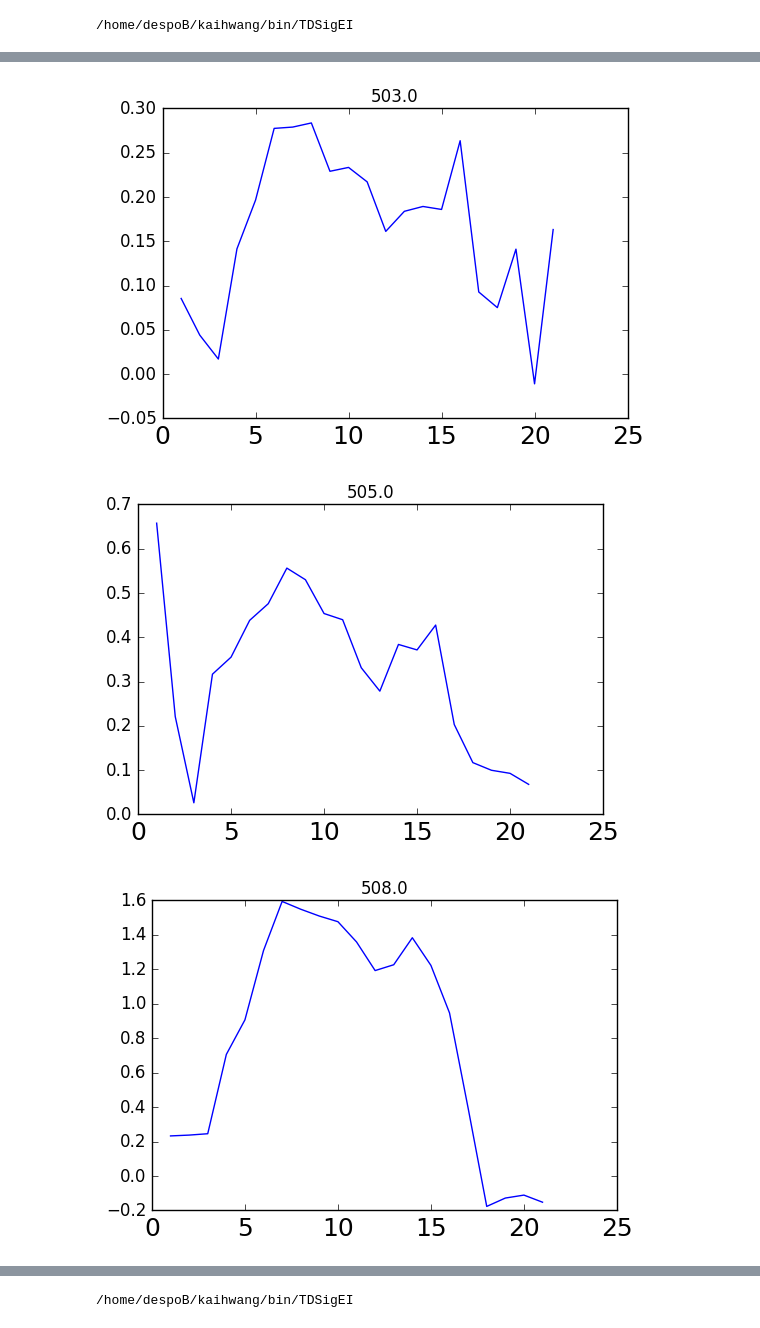
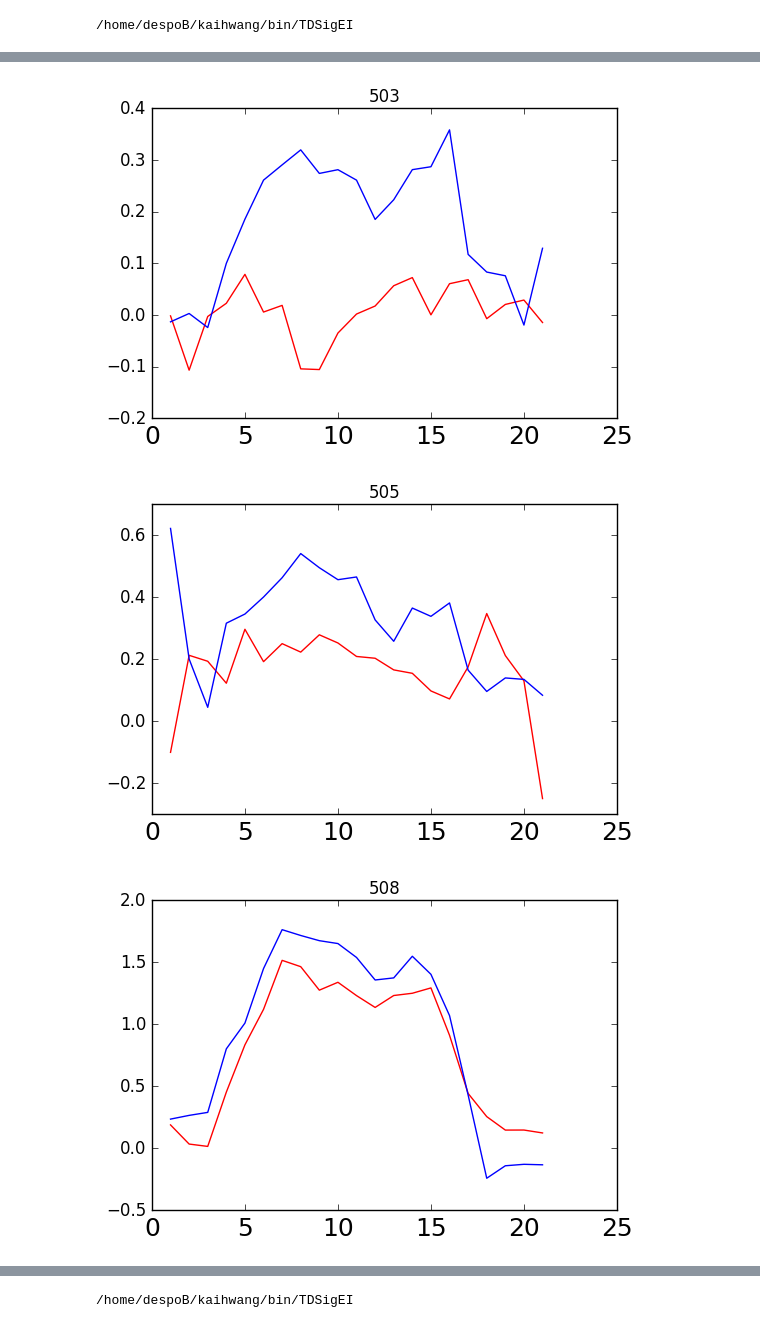
Before and after one commit to kaihwang/TDSigEI, a Jupyter notebook: Models/Plot FIR.ipynb, the cells around one changed output, grey strips where cells are left out. Drawn from its saved outputs; the diff is of its cells as text; code cells hidden in the pictures.

```diff
--- a/Models/Plot FIR.ipynb
+++ b/Models/Plot FIR.ipynb
@@ -22,3 +22,14 @@ mean_df = FIR_df.groupby(['ROI','Condition','Volume']).mean().reset_index()
 sem_df = FIR_df.groupby(['ROI','Condition','Volume']).sem().reset_index()
 # %% [output]
 /home/despoB/kaihwang/bin/TDSigEI
+# %%
+FIR_df['Category'] = 'Faces'
+FIR_df.loc[FIR_df['Condition'] == 'HF','Category'] = 'Buildings'
+FIR_df.loc[FIR_df['Condition'] == 'Hp','Category'] = 'Buildings'
+#FIR_df[FIR_df['Condition'] == 'Hp']['Category'] ='Buildings'
+#FIR_df[FIR_df['Condition'] == 'Ho']['Category'] ='Buildings'
+
+FIR_df['Task'] = '0Back'
+FIR_df.loc[FIR_df['Condition'] == 'HF','Task'] ='1Back'
+FIR_df.loc[FIR_df['Condition'] == 'FH','Task'] ='1Back'
+FIR_df.head()
@@ -26,7 +51,7 @@ sem_df = FIR_df.groupby(['ROI','Condition','Volume']).sem().reset_index()
 #conditions
 plt.rc('xtick', labelsize=18)
 plt.rc('ytick', labelsize=12)
-ROIs = ['FFA'] # 'PPA', 'V1', 'MFG', 'FEF'
+ROIs = ['V1'] # 'PPA', 'V1', 'MFG', 'FEF'
 Conditions =['FH', 'Fp', 'Hp', 'HF']
 Labels = ['Face with scene distractor', 'Passively viewing faces ', 'Passively viewing scenes', 'Scene with face distractor']
 x = np.arange(1,22)
@@ -36,6 +61,7 @@ plt.figure(1)
 plt.figure(figsize=(4,3))
 #plt.suptitle('FIR Estimates', fontsize=14, fontweight='bold')
 for r, roi in enumerate(ROIs):
+
     ax=plt.subplot(1,1,1)
 
     for i, c in enumerate(Conditions):
@@ -55,6 +81,6 @@ for r, roi in enumerate(ROIs):
 
 #plt.legend(Labels, fontsize=12, loc='outside', bbox_to_anchor=(1, 1))
 #plt.show()
-plt.savefig('/home/despoB/kaihwang/bin/TDSigEI/FIR_estimates.pdf')
+#plt.savefig('/home/despoB/kaihwang/bin/TDSigEI/FIR_estimates.pdf')
 # %% [output]
 <matplotlib.figure.Figure at 0x...>
@@ -62,12 +90,14 @@ plt.savefig('/home/despoB/kaihwang/bin/TDSigEI/FIR_estimates.pdf')
 # %%
 for i, sub in enumerate(np.unique(FIR_df['Subj'])):
     if not isnan(sub):
         plt.figure(i)
-        y = FIR_df[(FIR_df['Condition']=='FH')& (FIR_df['Subj']==sub)& (FIR_df['ROI']=='FFA')]['Beta'].values
+        y1 = FIR_df[(FIR_df['Condition']=='HF')& (FIR_df['Subj']==sub)& (FIR_df['ROI']=='FFA')]['Beta'].values
+        y2 = FIR_df[(FIR_df['Condition']=='FH')& (FIR_df['Subj']==sub)& (FIR_df['ROI']=='FFA')]['Beta'].values
         if len(x) == len(y):
-            plt.plot(x, y)
+            plt.plot(x, y1, 'red')
+            plt.plot(x, y2, 'blue')
             plt.title(sub)
 # %% [output]
-[figure, old version]
+[figure, new version]
-[figure, old version]
+[figure, new version]
-[figure, old version]
+[figure, new version]
```
Also changed, not shown: parts of 11 cells of this notebook.
